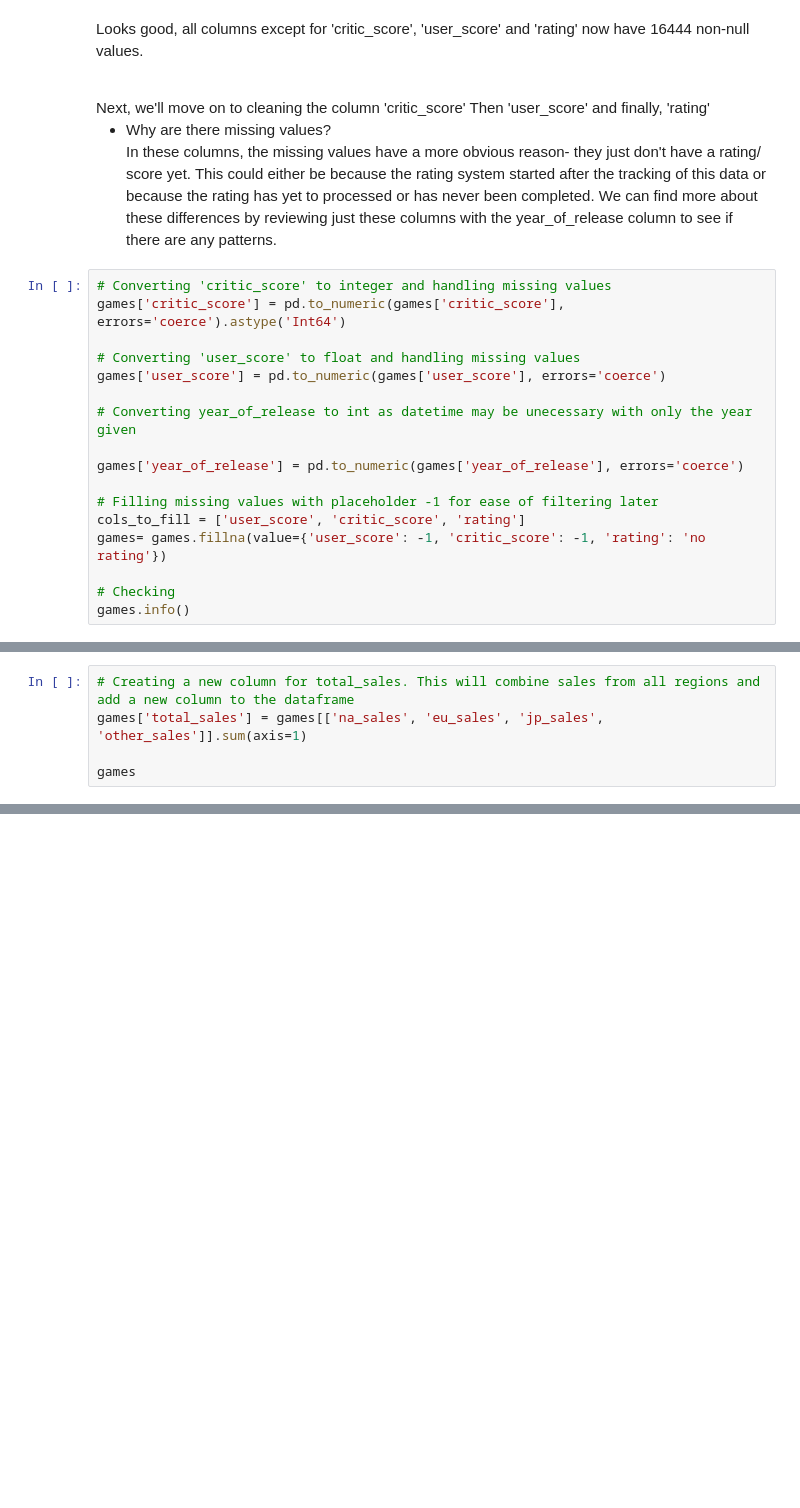
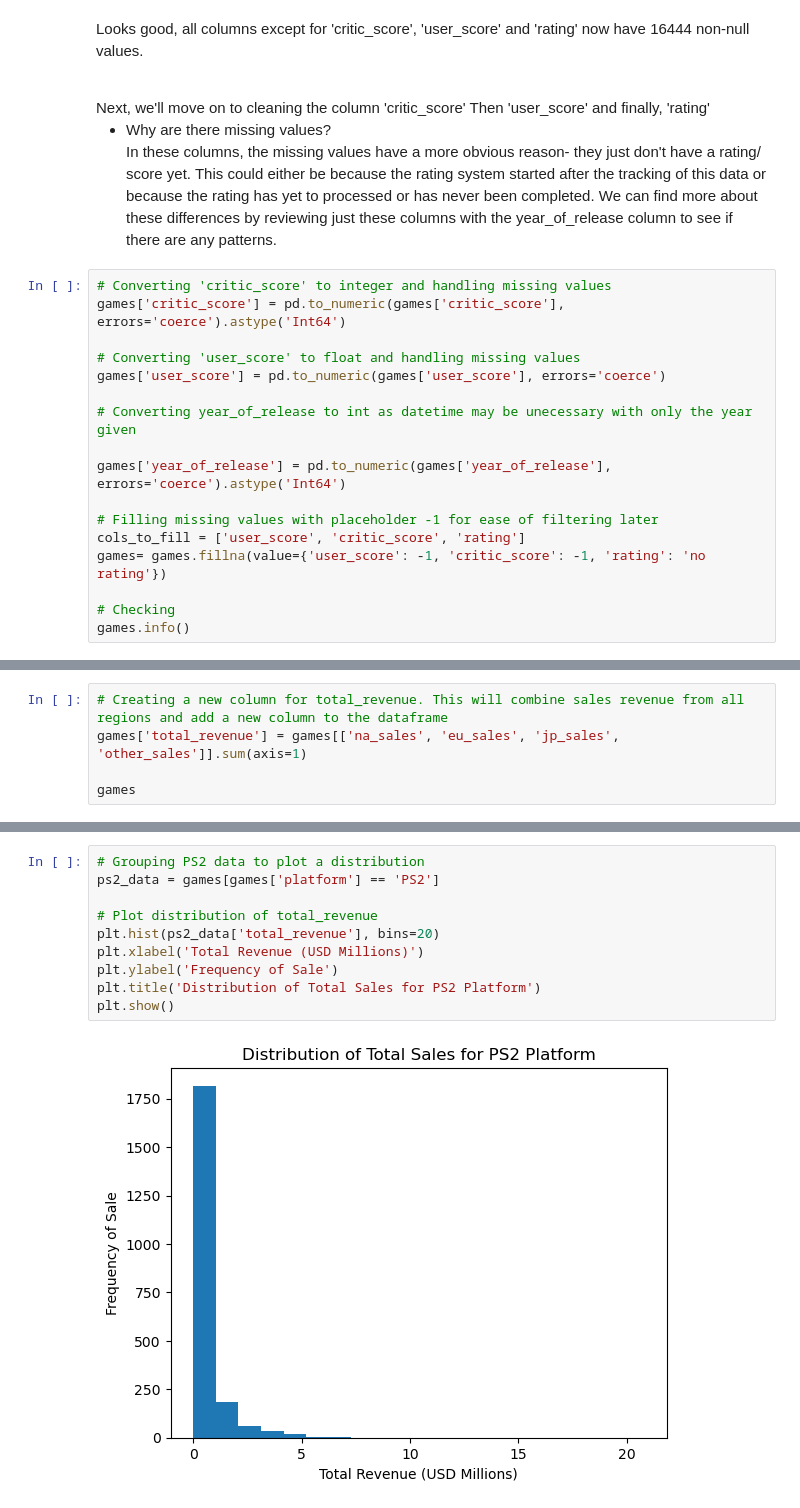
Before and after one commit to angeneris/game-sales-data-case-study, a Jupyter notebook: INP1.ipynb, the cells around one changed output, grey strips where cells are left out. Saved outputs shown, nothing was run; the diff lists cells and outputs as text; blank space fills up the shorter version.

```diff
--- a/INP1.ipynb
+++ b/INP1.ipynb
@@ -100,7 +130,7 @@ games['user_score'] = pd.to_numeric(games['user_score'], errors='coerce')
 
 # Converting year_of_release to int as datetime may be unecessary with only the year given
 
-games['year_of_release'] = pd.to_numeric(games['year_of_release'], errors='coerce')
+games['year_of_release'] = pd.to_numeric(games['year_of_release'], errors='coerce').astype('Int64')
 
 # Filling missing values with placeholder -1 for ease of filtering later
 cols_to_fill = ['user_score', 'critic_score', 'rating']
@@ -115,5 +168,5 @@ games[['critic_score','user_score']].max()
 # %%
-# Creating a new column for total_sales. This will combine sales from all regions and add a new column to the dataframe
-games['total_sales'] = games[['na_sales', 'eu_sales', 'jp_sales', 'other_sales']].sum(axis=1)
+# Creating a new column for total_revenue. This will combine sales revenue from all regions and add a new column to the dataframe
+games['total_revenue'] = games[['na_sales', 'eu_sales', 'jp_sales', 'other_sales']].sum(axis=1)
 
 games
@@ -130,0 +301,12 @@ The data has now been processed and is ready for analysis.
+# %%
+# Grouping PS2 data to plot a distribution
+ps2_data = games[games['platform'] == 'PS2']
+
+# Plot distribution of total_revenue
+plt.hist(ps2_data['total_revenue'], bins=20)
+plt.xlabel('Total Revenue (USD Millions)')
+plt.ylabel('Frequency of Sale')
+plt.title('Distribution of Total Sales for PS2 Platform')
+plt.show()
+# %% [output]
+[figure, added]
```
Also changed, not shown: parts of 53 cells of this notebook, 1 other file.
